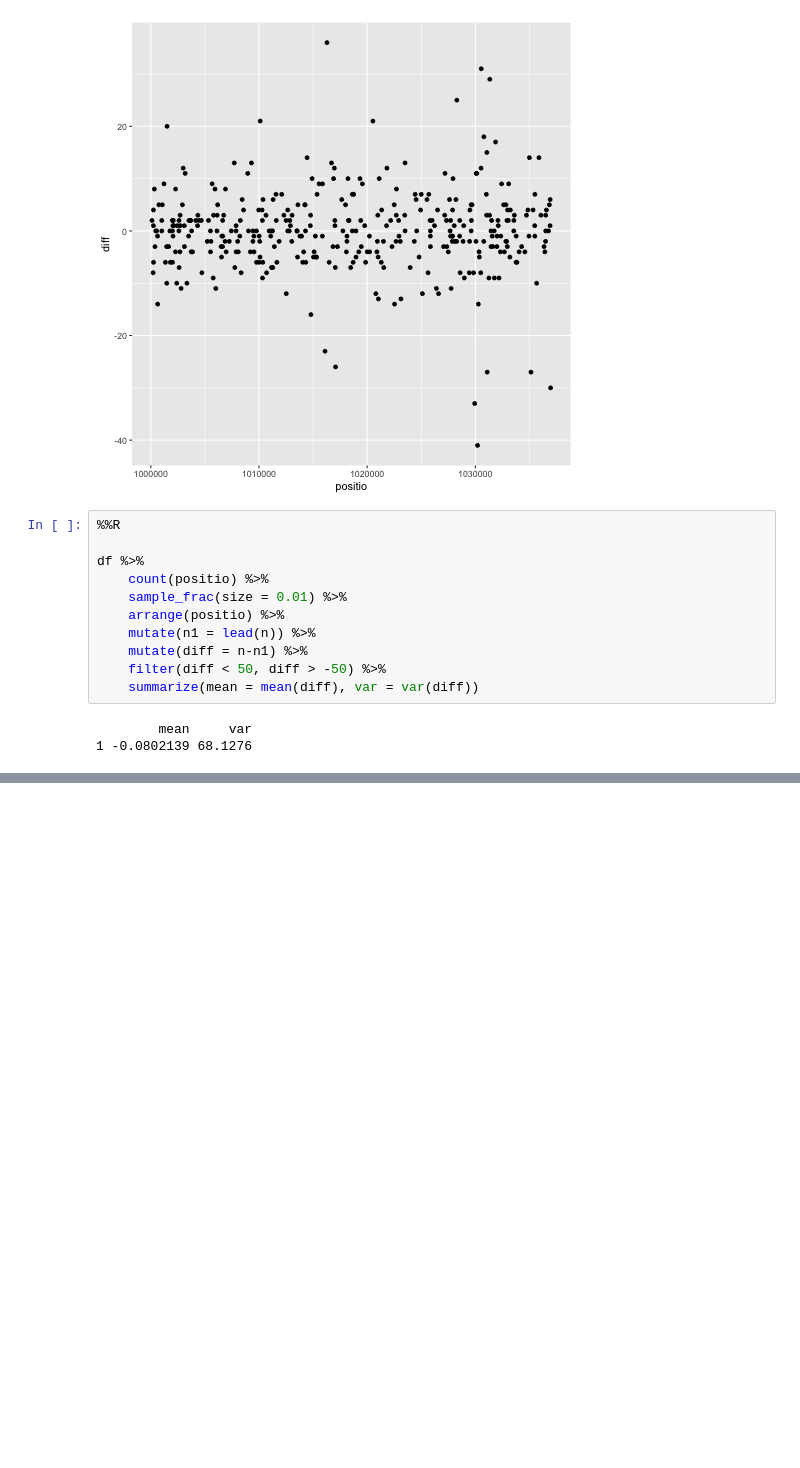
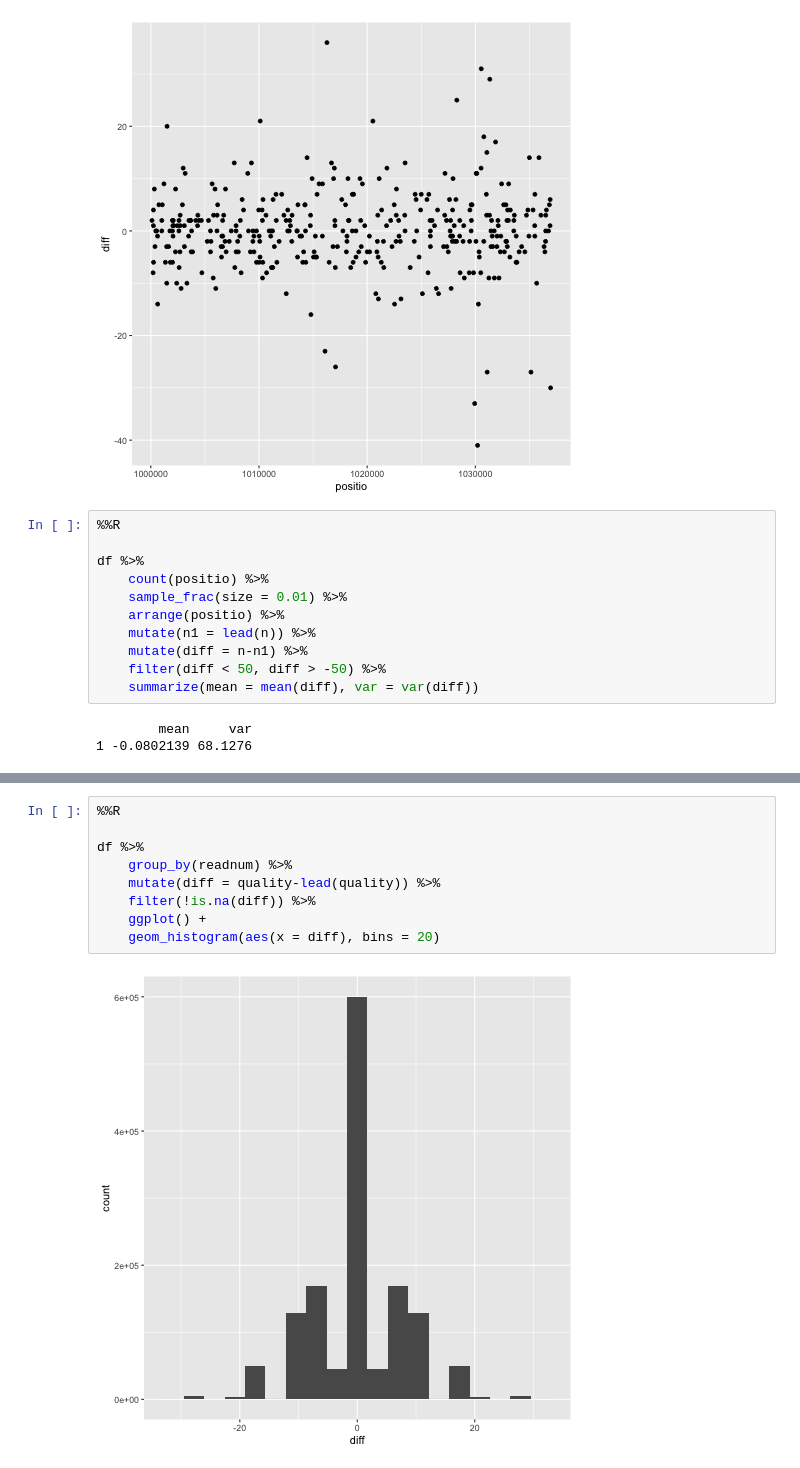
Before and after one commit to RacimoLab/simGL, a Jupyter notebook: notebook/simGL.ipynb, the cells around one changed output, grey strips where cells are left out. Drawn from its saved outputs; the diff is of its cells as text; blank space fills up the shorter version.

```diff
--- a/notebook/simGL.ipynb
+++ b/notebook/simGL.ipynb
@@ -2056,0 +1859,11 @@ plt.show()
+# %%
+%%R
+
+df %>%
+    group_by(readnum) %>%
+    mutate(diff = quality-lead(quality)) %>%
+    filter(!is.na(diff)) %>%
+    ggplot() +
+    geom_histogram(aes(x = diff), bins = 20)
+# %% [output]
+[figure, added]
```
Also changed, not shown: parts of 114 cells of this notebook, 1 other file.
